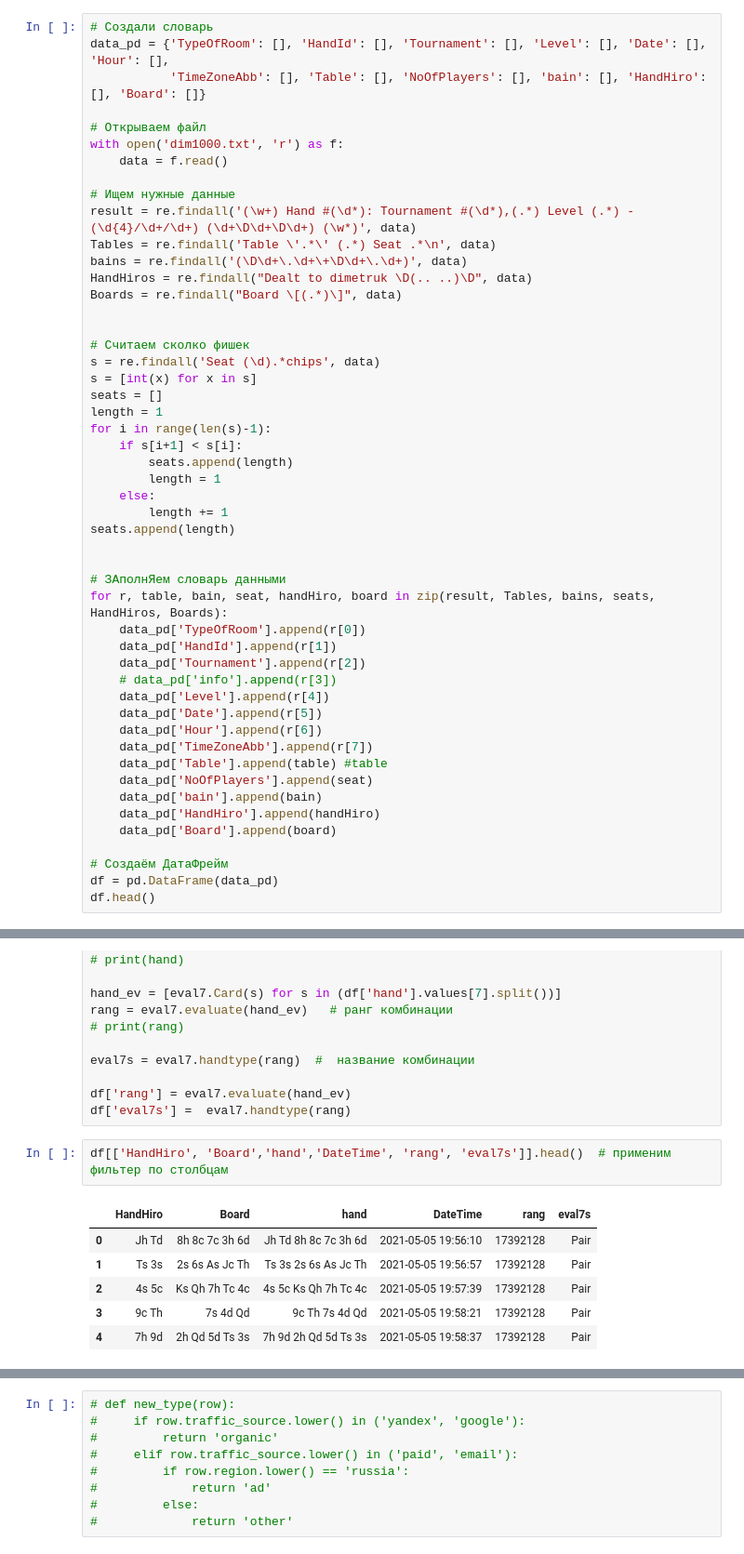
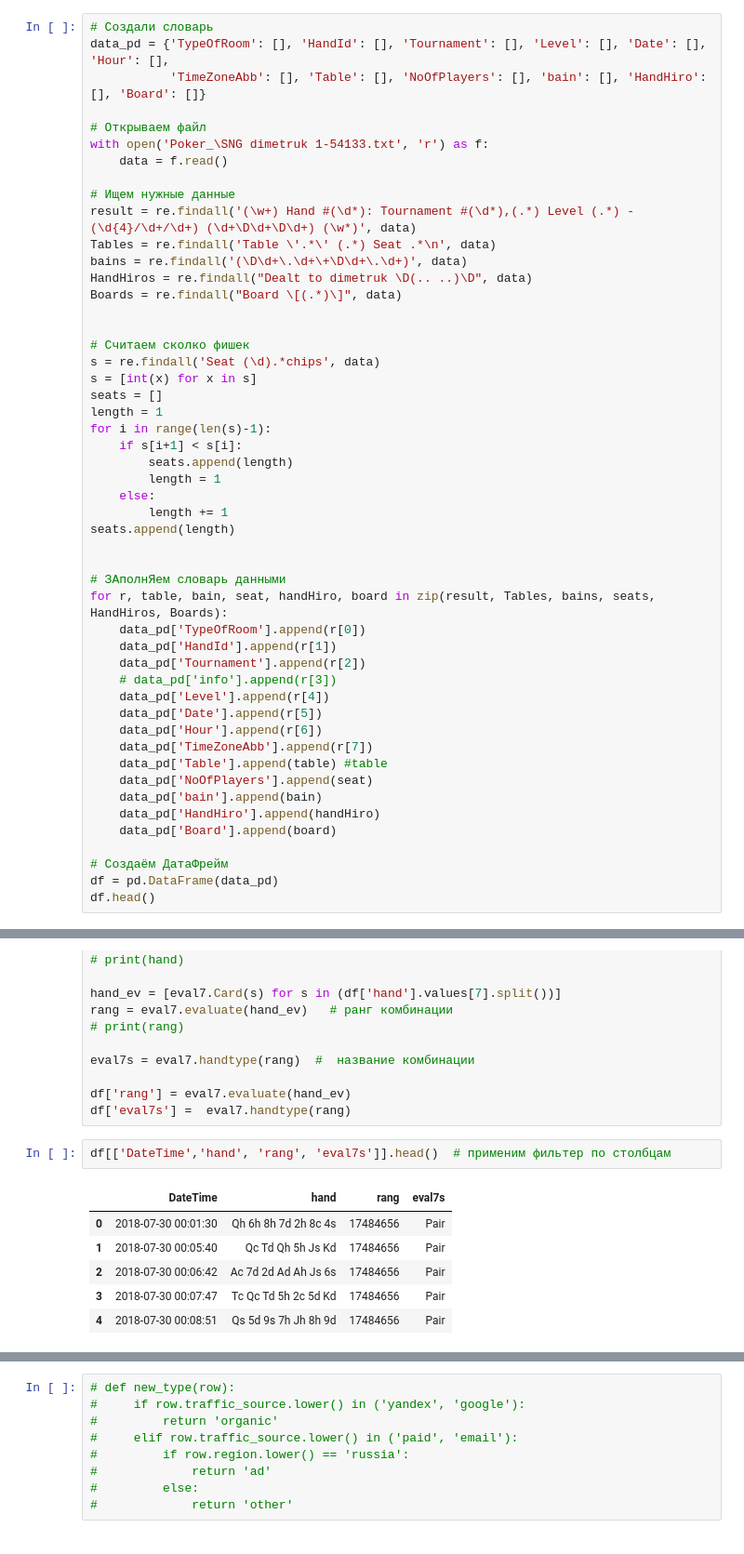
Before and after one commit to meraline/Analyz_Pokera, a Jupyter notebook: analiz_poker_v4.ipynb, the cells around one changed output, grey strips where cells are left out. Shown at 93% size. Cells and saved outputs as stored; diff of their text form.

```diff
--- a/analiz_poker_v4.ipynb
+++ b/analiz_poker_v4.ipynb
@@ -15,7 +15,7 @@ data_pd = {'TypeOfRoom': [], 'HandId': [], 'Tournament': [], 'Level': [], 'Date'
            'TimeZoneAbb': [], 'Table': [], 'NoOfPlayers': [], 'bain': [], 'HandHiro': [], 'Board': []}
 
 # Открываем файл
-with open('dim1000.txt', 'r') as f:
+with open('Poker_\SNG dimetruk 1-54133.txt', 'r') as f:
     data = f.read()
 
 # Ищем нужные данные
@@ -96,11 +96,11 @@ eval7s = eval7.handtype(rang)  #  название комбинации
 df['rang'] = eval7.evaluate(hand_ev)
 df['eval7s'] =  eval7.handtype(rang)
 # %%
-df[['HandHiro', 'Board','hand','DateTime', 'rang', 'eval7s']].head()  # применим фильтер по столбцам
+df[['DateTime','hand', 'rang', 'eval7s']].head()  # применим фильтер по столбцам
 # %% [output]
-|  | HandHiro | Board | hand | DateTime | rang | eval7s |
-| 0 | Jh Td | 8h 8c 7c 3h 6d | Jh Td 8h 8c 7c 3h 6d | 2021-05-05 19:56:10 | 17392128 | Pair |
-| 1 | Ts 3s | 2s 6s As Jc Th | Ts 3s 2s 6s As Jc Th | 2021-05-05 19:56:57 | 17392128 | Pair |
-| 2 | 4s 5c | Ks Qh 7h Tc 4c | 4s 5c Ks Qh 7h Tc 4c | 2021-05-05 19:57:39 | 17392128 | Pair |
-| 3 | 9c Th | 7s 4d Qd | 9c Th 7s 4d Qd | 2021-05-05 19:58:21 | 17392128 | Pair |
-| 4 | 7h 9d | 2h Qd 5d Ts 3s | 7h 9d 2h Qd 5d Ts 3s | 2021-05-05 19:58:37 | 17392128 | Pair |
+|  | DateTime | hand | rang | eval7s |
+| 0 | 2018-07-30 00:01:30 | Qh 6h 8h 7d 2h 8c 4s | 17484656 | Pair |
+| 1 | 2018-07-30 00:05:40 | Qc Td Qh 5h Js Kd | 17484656 | Pair |
+| 2 | 2018-07-30 00:06:42 | Ac 7d 2d Ad Ah Js 6s | 17484656 | Pair |
+| 3 | 2018-07-30 00:07:47 | Tc Qc Td 5h 2c 5d Kd | 17484656 | Pair |
+| 4 | 2018-07-30 00:08:51 | Qs 5d 9s 7h Jh 8h 9d | 17484656 | Pair |
```
Also changed, not shown: parts of 13 cells of this notebook.
